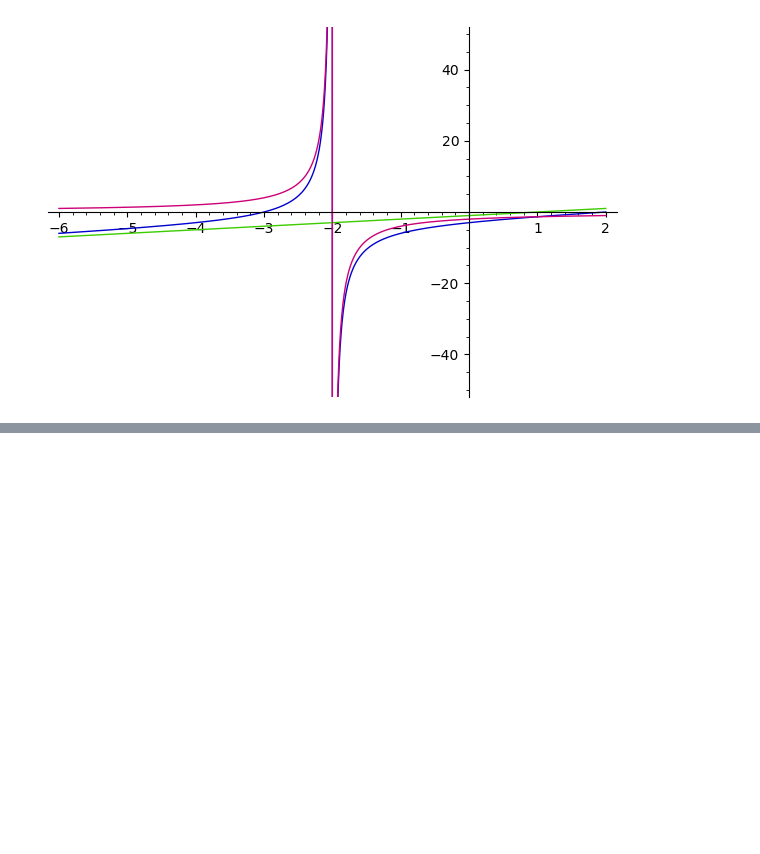
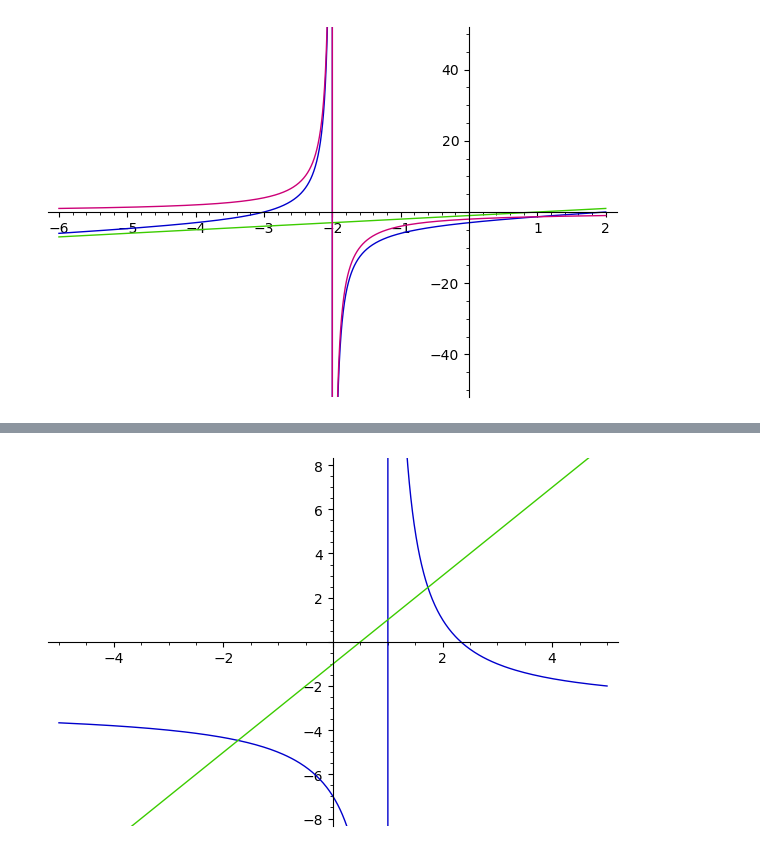
Before and after one commit to ktheu/MathePlus, a Jupyter notebook: gleichungen/vorlagen/vorlagen.ipynb, the cells around one changed output, grey strips where cells are left out. Cells and saved outputs as stored; diff of their text form; code cells hidden in the pictures; blank space fills up the shorter version.

```diff
--- a/gleichungen/vorlagen/vorlagen.ipynb
+++ b/gleichungen/vorlagen/vorlagen.ipynb
@@ -72,0 +107,8 @@ plot([f(x),(x-1),(-4/(x+2))],(x,-6,2),ymin=-50,ymax=50)
+# %%
+#A1c
+var('x')
+f(x) = 4/(x-1)-3
+g(x) = 2*x-1
+plot([f(x),g(x)],(x,-5,5),ymin=-8,ymax=8)
+# %% [output]
+[figure, added]
```
Also changed, not shown: parts of 26 cells of this notebook, 2 other files.
